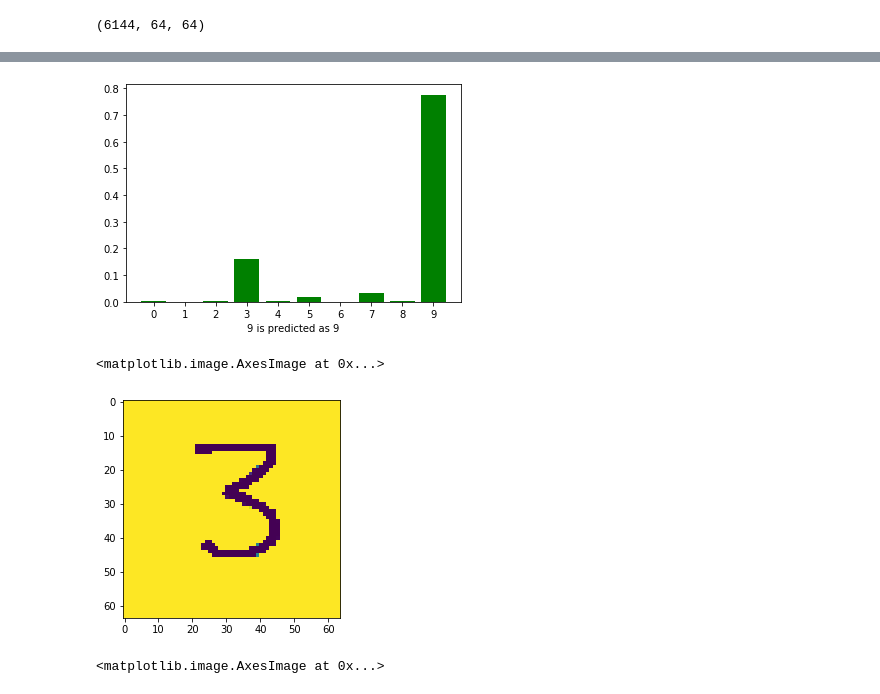
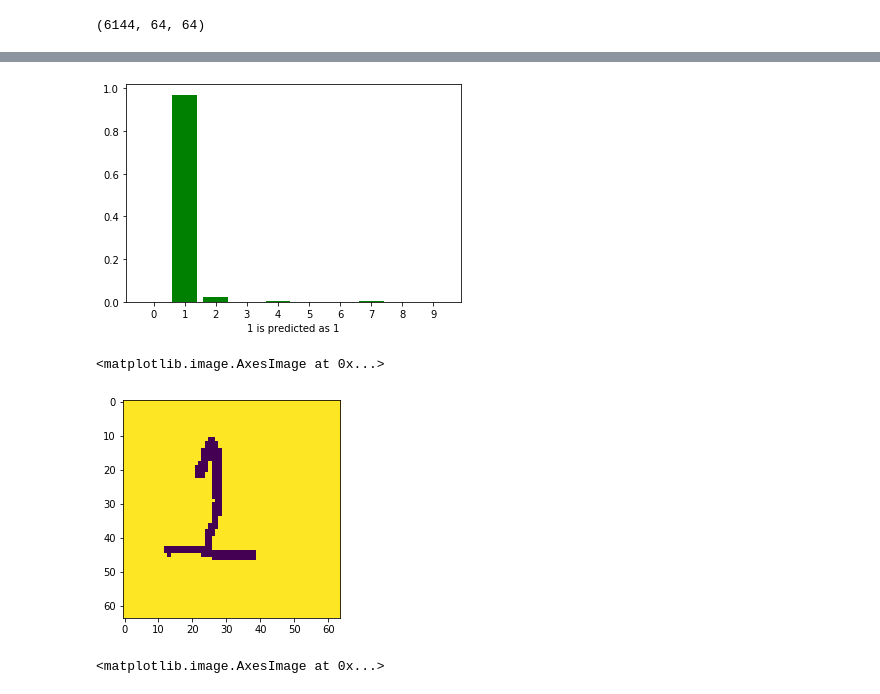
Before and after one commit to dakshverma2411/digit-prediction-cnn, a Jupyter notebook: digit_prediction.ipynb, the cells around one changed output, grey strips where cells are left out. Drawn from its saved outputs; the diff is of its cells as text; code cells hidden in the pictures.

Commit message:
added sections and graph of accuracy updated

```diff
--- a/digit_prediction.ipynb
+++ b/digit_prediction.ipynb
@@ -86,9 +88,9 @@ model.add(tf.keras.layers.MaxPooling2D((2, 2)))
 # %%
 model.add(tf.keras.layers.Flatten())
 # %%
-model.add(tf.keras.layers.Dense(200,activation='relu',kernel_regularizer='l2'))
+model.add(tf.keras.layers.Dense(1024,activation='relu',kernel_regularizer='l2'))
 # %%
-model.add(tf.keras.layers.Dense(100,activation='relu',kernel_regularizer='l2'))
+model.add(tf.keras.layers.Dense(256,activation='relu',kernel_regularizer='l2'))
 # %%
 model.add(tf.keras.layers.Dense(20,activation='relu',kernel_regularizer='l2'))
 # %%
@@ -159,15 +162,15 @@ def plot_values_array(predictions,Y):
 # %%
 predictions=model.predict(X_train[0:1000].reshape(1000,64,64,1))
 # %%
-i=111
+i=100
 plot_values_array(predictions[i],np.squeeze(Y_train[i]))
 # %% [output]
-[figure, old version]
+[figure, new version]
 # %%
 plt.imshow(X_train[i])
 # %% [output]
 <matplotlib.image.AxesImage at 0x...>
-[figure, old version]
+[figure, new version]
 # %%
 plt.imshow(X_train[12])
 # %% [output]
```
Also changed, not shown: parts of 13 cells of this notebook, 1 other file.
